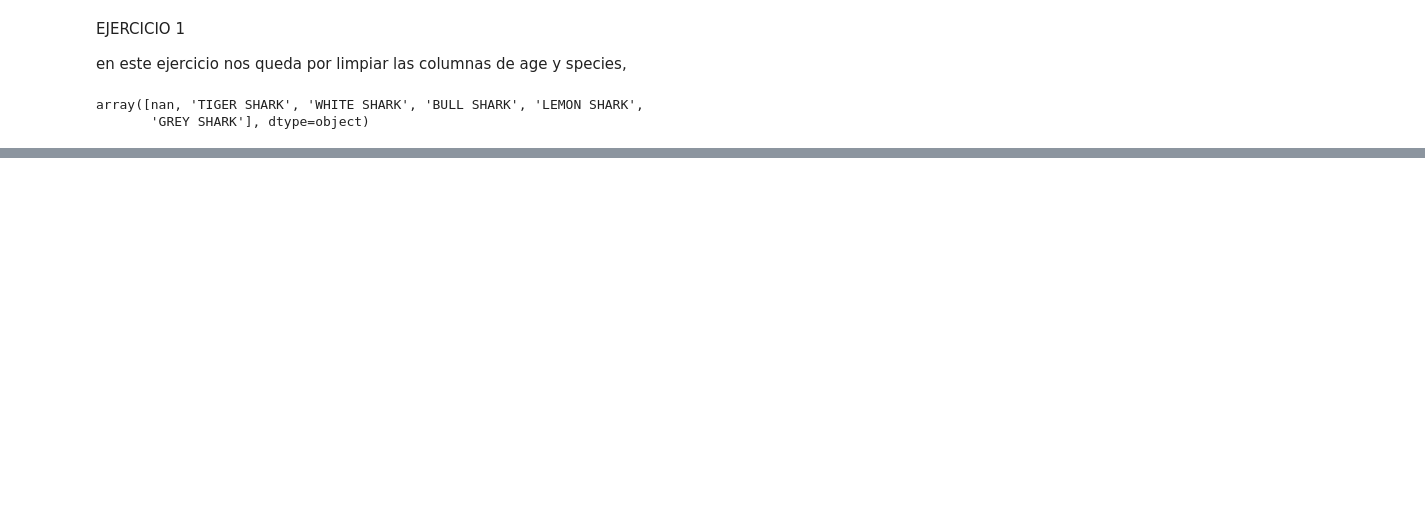
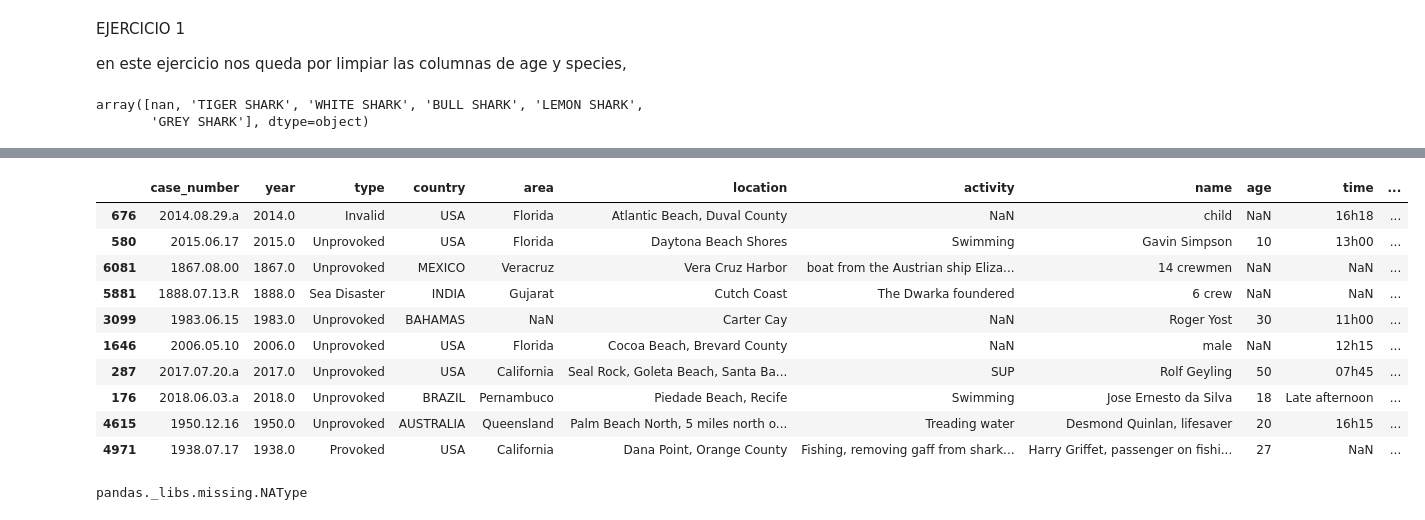
Before and after one commit to Adalab/DA-promo-b-modulo-2-sprint-2-Natalia-Ana, a Jupyter notebook: Limpieza/pair-programming-2-limpieza-II/pair-programming-limpieza-II.ipynb, the cells around one changed output, grey strips where cells are left out. Drawn from its saved outputs; the diff is of its cells as text; code cells hidden in the pictures; blank space fills up the shorter version.

```diff
--- a/Limpieza/pair-programming-2-limpieza-II/pair-programming-limpieza-II.ipynb
+++ b/Limpieza/pair-programming-2-limpieza-II/pair-programming-limpieza-II.ipynb
@@ -31,0 +57,6 @@ Index(['case_number', 'year', 'type', 'country', 'area', 'location',
+# %%
+def edades(x):
+    try:
+       return (re.findall(r'\d+\b', x))
+    except:
+        return np.nan
@@ -31,0 +67,3 @@ Index(['case_number', 'year', 'type', 'country', 'area', 'location',
+# %%
+df['edad'] = df['age'].apply(edades)
+df['edad'].value_counts()
@@ -31,0 +83,2 @@ Index(['case_number', 'year', 'type', 'country', 'area', 'location',
+# %%
+df = df.explode('edad')
@@ -31,0 +105,16 @@ Index(['case_number', 'year', 'type', 'country', 'area', 'location',
+# %%
+df['edad'] = df['edad'].astype('Int64', errors='ignore')
+# %%
+df.sample(10)
+# %% [output]
+|  | case_number | year | type | country | area | location | activity | name | age | time | ... |
+| 676 | 2014.08.29.a | 2014.0 | Invalid | USA | Florida | Atlantic Beach, Duval County | NaN | child | NaN | 16h18 | ... |
+| 580 | 2015.06.17 | 2015.0 | Unprovoked | USA | Florida | Daytona Beach Shores | Swimming | Gavin Simpson | 10 | 13h00 | ... |
+| 6081 | 1867.08.00 | 1867.0 | Unprovoked | MEXICO | Veracruz | Vera Cruz Harbor | boat from the Austrian ship Eliza... | 14 crewmen | NaN | NaN | ... |
+| 5881 | 1888.07.13.R | 1888.0 | Sea Disaster | INDIA | Gujarat | Cutch Coast | The Dwarka foundered | 6 crew | NaN | NaN | ... |
+| 3099 | 1983.06.15 | 1983.0 | Unprovoked | BAHAMAS | NaN | Carter Cay | NaN | Roger Yost | 30 | 11h00 | ... |
+| 1646 | 2006.05.10 | 2006.0 | Unprovoked | USA | Florida | Cocoa Beach, Brevard County | NaN | male | NaN | 12h15 | ... |
+| 287 | 2017.07.20.a | 2017.0 | Unprovoked | USA | California | Seal Rock, Goleta Beach, Santa Ba... | SUP | Rolf Geyling | 50 | 07h45 | ... |
+| 176 | 2018.06.03.a | 2018.0 | Unprovoked | BRAZIL | Pernambuco | Piedade Beach, Recife | Swimming | Jose Ernesto da Silva | 18 | Late afternoon | ... |
+| 4615 | 1950.12.16 | 1950.0 | Unprovoked | AUSTRALIA | Queensland | Palm Beach North, 5 miles north o... | Treading water | Desmond Quinlan, lifesaver | 20 | 16h15 | ... |
+| 4971 | 1938.07.17 | 1938.0 | Provoked | USA | California | Dana Point, Orange County | Fishing, removing gaff from shark... | Harry Griffet, passenger on fishi... | 27 | NaN | ... |
@@ -31,0 +125,4 @@ Index(['case_number', 'year', 'type', 'country', 'area', 'location',
+# %%
+type(df['edad'].unique()[0])
+# %% [output]
+pandas._libs.missing.NAType
```
Also changed, not shown: parts of 16 cells of this notebook, 3 other files.
